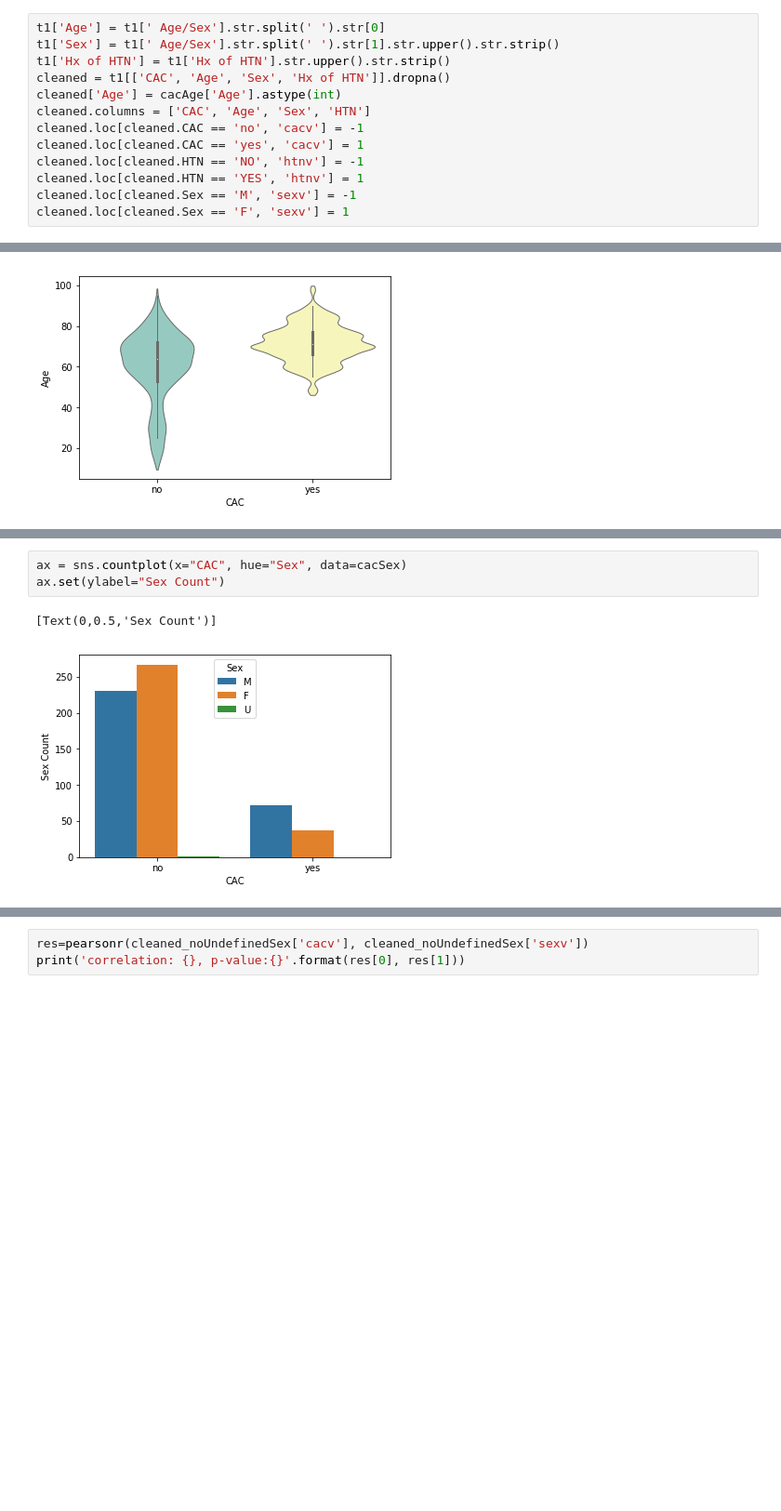
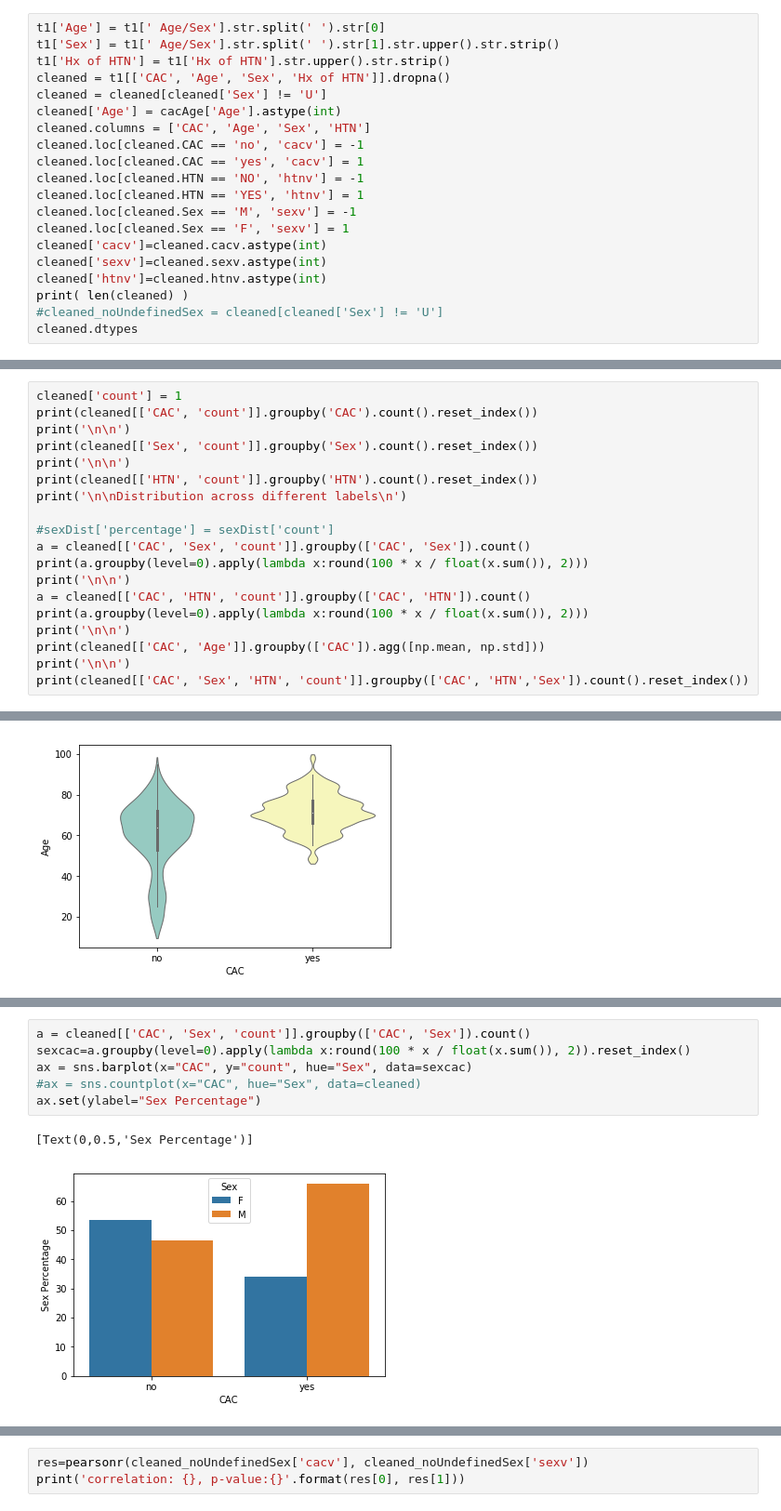
Before and after one commit to fataltes/quickNBs, a Jupyter notebook: Mina-s-dataset.ipynb, the cells around one changed output, grey strips where cells are left out. Shown at 93% size. Cells and saved outputs as stored; diff of their text form; blank space fills up the shorter version.

```diff
--- a/Mina-s-dataset.ipynb
+++ b/Mina-s-dataset.ipynb
@@ -28,6 +29,7 @@ t1['Age'] = t1[' Age/Sex'].str.split(' ').str[0]
 t1['Sex'] = t1[' Age/Sex'].str.split(' ').str[1].str.upper().str.strip()
 t1['Hx of HTN'] = t1['Hx of HTN'].str.upper().str.strip()
 cleaned = t1[['CAC', 'Age', 'Sex', 'Hx of HTN']].dropna()
+cleaned = cleaned[cleaned['Sex'] != 'U']
 cleaned['Age'] = cacAge['Age'].astype(int)
 cleaned.columns = ['CAC', 'Age', 'Sex', 'HTN']
 cleaned.loc[cleaned.CAC == 'no', 'cacv'] = -1
@@ -36,3 +38,9 @@ cleaned.loc[cleaned.HTN == 'NO', 'htnv'] = -1
 cleaned.loc[cleaned.HTN == 'YES', 'htnv'] = 1
 cleaned.loc[cleaned.Sex == 'M', 'sexv'] = -1
 cleaned.loc[cleaned.Sex == 'F', 'sexv'] = 1
+cleaned['cacv']=cleaned.cacv.astype(int)
+cleaned['sexv']=cleaned.sexv.astype(int)
+cleaned['htnv']=cleaned.htnv.astype(int)
+print( len(cleaned) )
+#cleaned_noUndefinedSex = cleaned[cleaned['Sex'] != 'U']
+cleaned.dtypes
@@ -38,0 +59,19 @@ cleaned.loc[cleaned.Sex == 'F', 'sexv'] = 1
+# %%
+cleaned['count'] = 1
+print(cleaned[['CAC', 'count']].groupby('CAC').count().reset_index())
+print('\n\n')
+print(cleaned[['Sex', 'count']].groupby('Sex').count().reset_index())
+print('\n\n')
+print(cleaned[['HTN', 'count']].groupby('HTN').count().reset_index())
+print('\n\nDistribution across different labels\n')
+
+#sexDist['percentage'] = sexDist['count']
+a = cleaned[['CAC', 'Sex', 'count']].groupby(['CAC', 'Sex']).count()
+print(a.groupby(level=0).apply(lambda x:round(100 * x / float(x.sum()), 2)))
+print('\n\n')
+a = cleaned[['CAC', 'HTN', 'count']].groupby(['CAC', 'HTN']).count()
+print(a.groupby(level=0).apply(lambda x:round(100 * x / float(x.sum()), 2)))
+print('\n\n')
+print(cleaned[['CAC', 'Age']].groupby(['CAC']).agg([np.mean, np.std]))
+print('\n\n')
+print(cleaned[['CAC', 'Sex', 'HTN', 'count']].groupby(['CAC', 'HTN','Sex']).count().reset_index())
@@ -47,9 +103,12 @@ sns.violinplot(x="CAC", y="Age", hue="Sex", data=cleaned_noUndefinedSex,
                split=True, inner="stick", palette="Set3");
 # %% [output]
 [figure]
-# %%
-ax = sns.countplot(x="CAC", hue="Sex", data=cacSex)
-ax.set(ylabel="Sex Count")
-# %% [output]
-[Text(0,0.5,'Sex Count')]
-[figure, removed]
+# %%
+a = cleaned[['CAC', 'Sex', 'count']].groupby(['CAC', 'Sex']).count()
+sexcac=a.groupby(level=0).apply(lambda x:round(100 * x / float(x.sum()), 2)).reset_index()
+ax = sns.barplot(x="CAC", y="count", hue="Sex", data=sexcac)
+#ax = sns.countplot(x="CAC", hue="Sex", data=cleaned)
+ax.set(ylabel="Sex Percentage")
+# %% [output]
+[Text(0,0.5,'Sex Percentage')]
+[figure, added]
```
Also changed, not shown: parts of 8 cells of this notebook.
